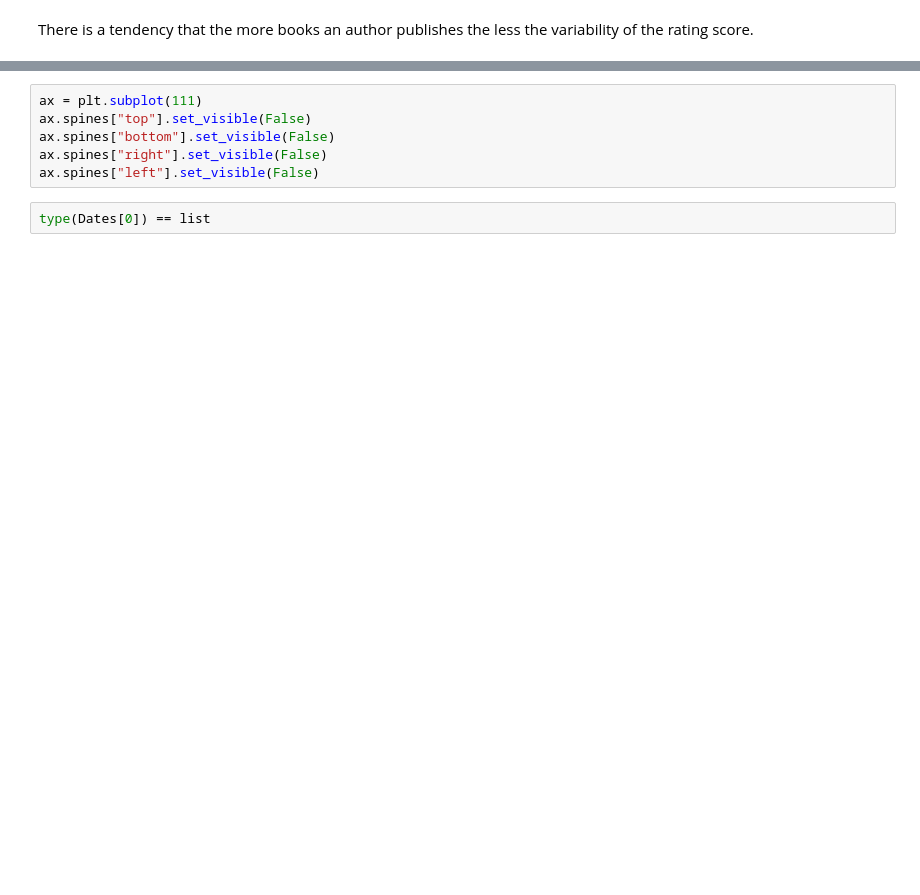
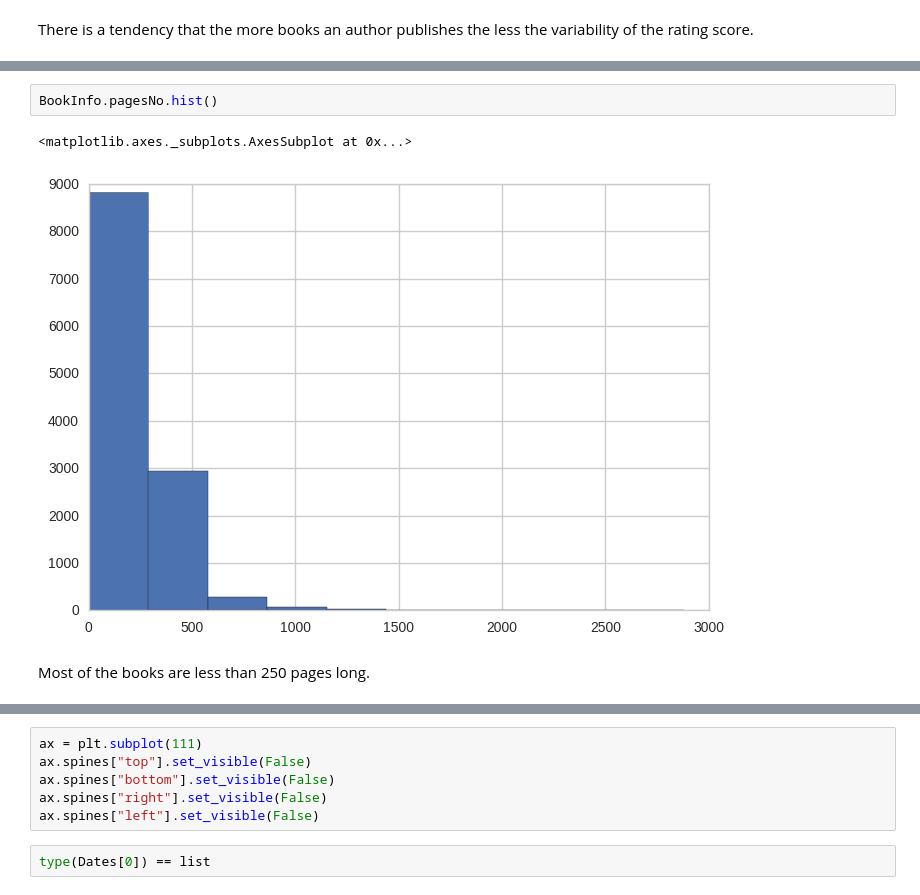
Before and after one commit to klitonandrea/BookRatings, a Jupyter notebook: Story telling with book ratings.ipynb, the cells around one changed output, grey strips where cells are left out. Cells and saved outputs as stored; diff of their text form; blank space fills up the shorter version.

```diff
--- a/Story telling with book ratings.ipynb
+++ b/Story telling with book ratings.ipynb
@@ -264,0 +341,7 @@ There is a tendency that the more books an author publishes the less the variabi
+# %%
+BookInfo.pagesNo.hist()
+# %% [output]
+<matplotlib.axes._subplots.AxesSubplot at 0x...>
+[figure, added]
+# %% [markdown]
+Most of the books are less than 250 pages long.
```
Also changed, not shown: parts of 35 cells of this notebook.
